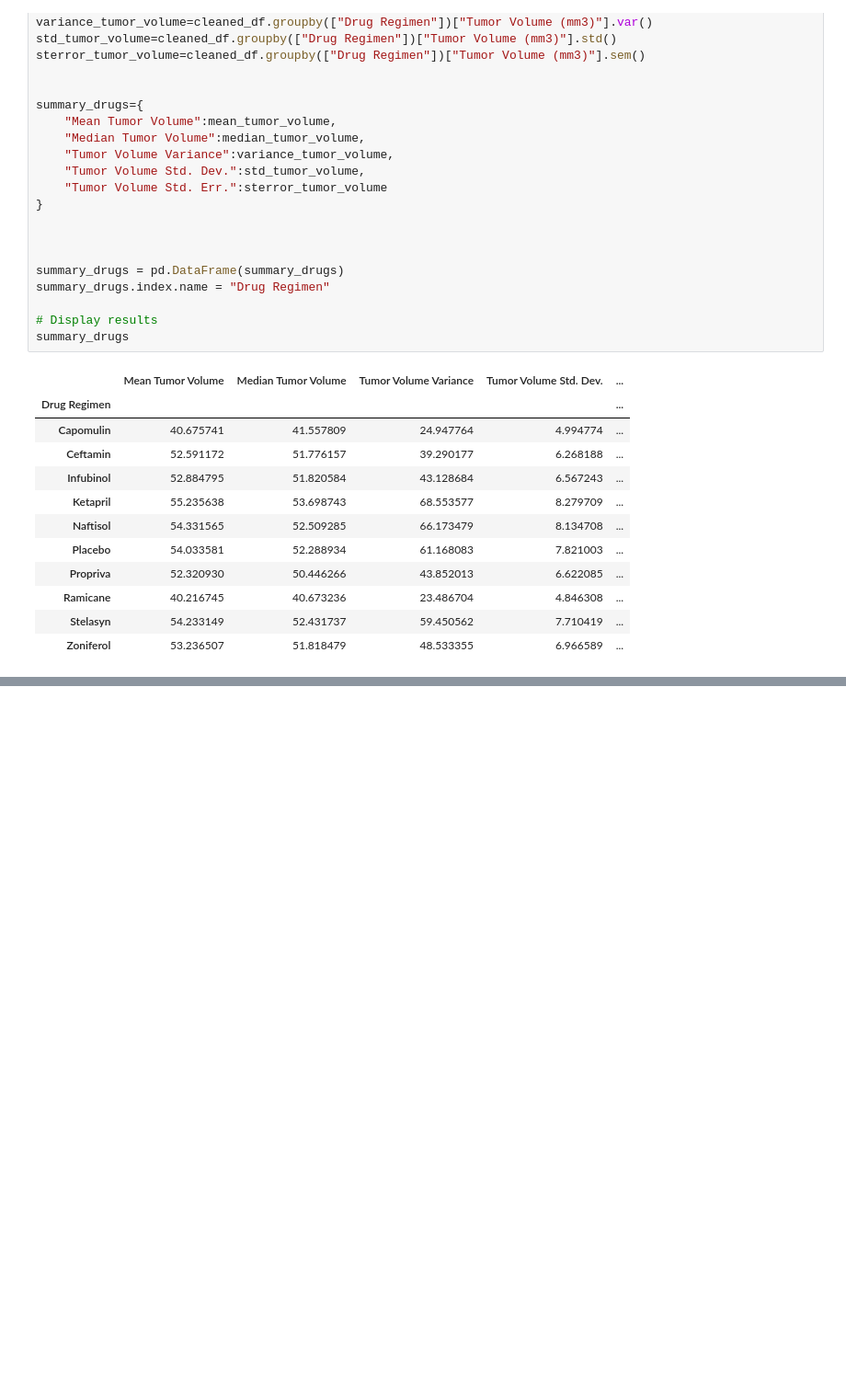
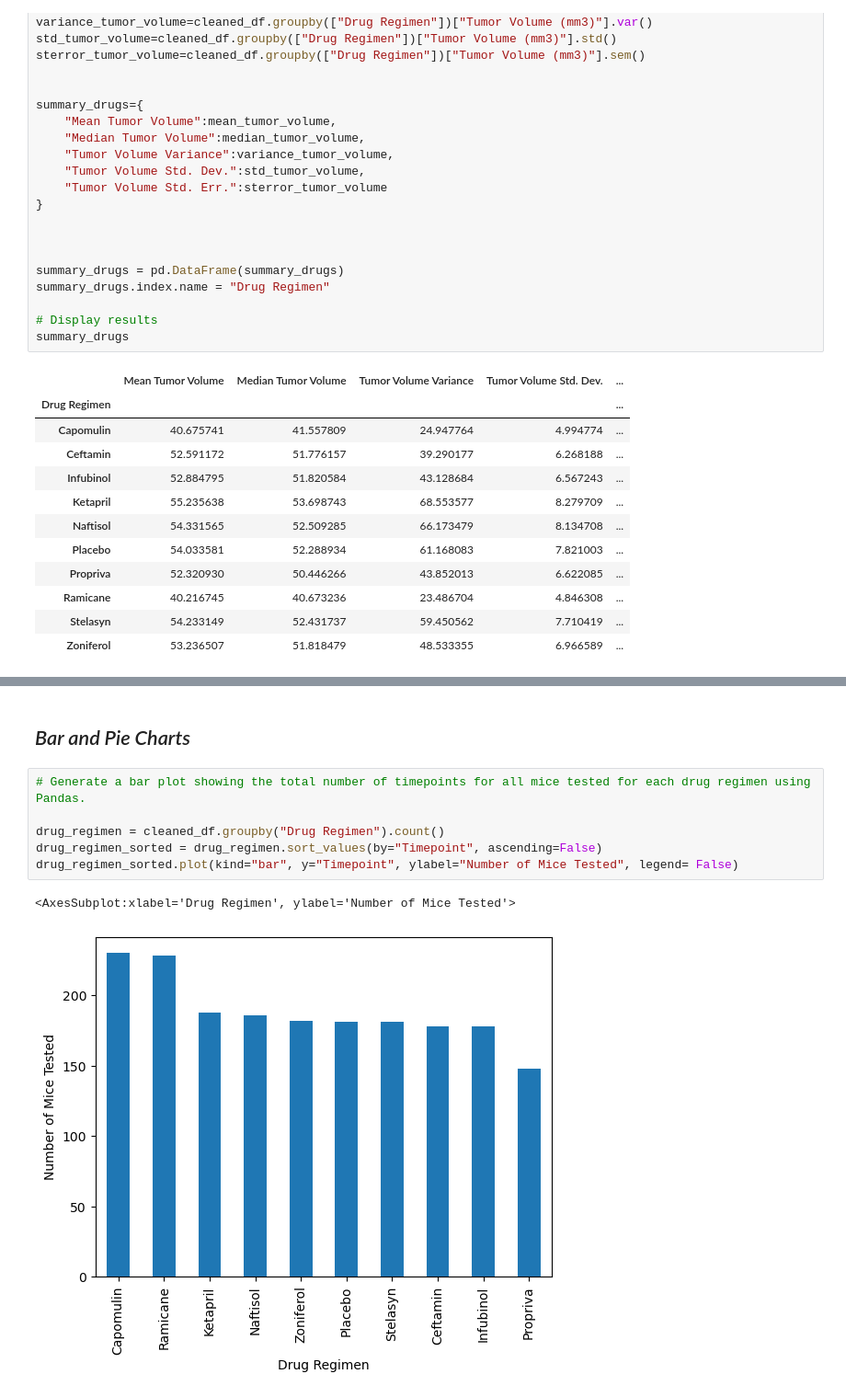
Before and after one commit to abdyraman/matplotlib-challenge, a Jupyter notebook: mouse_study_analysis.ipynb, the cells around one changed output, grey strips where cells are left out. Shown: that part at 92% size. Drawn from its saved outputs; the diff is of its cells as text; blank space fills up the shorter version.

```diff
--- a/mouse_study_analysis.ipynb
+++ b/mouse_study_analysis.ipynb
@@ -154,0 +164,11 @@ NameError: name 'var' is not defined
+# %% [markdown]
+## *Bar and Pie Charts*
+# %%
+# Generate a bar plot showing the total number of timepoints for all mice tested for each drug regimen using Pandas.
+
+drug_regimen = cleaned_df.groupby("Drug Regimen").count()
+drug_regimen_sorted = drug_regimen.sort_values(by="Timepoint", ascending=False)
+drug_regimen_sorted.plot(kind="bar", y="Timepoint", ylabel="Number of Mice Tested", legend= False)
+# %% [output]
+<AxesSubplot:xlabel='Drug Regimen', ylabel='Number of Mice Tested'>
+[figure, added]
```
Also changed, not shown: parts of 16 cells of this notebook.
